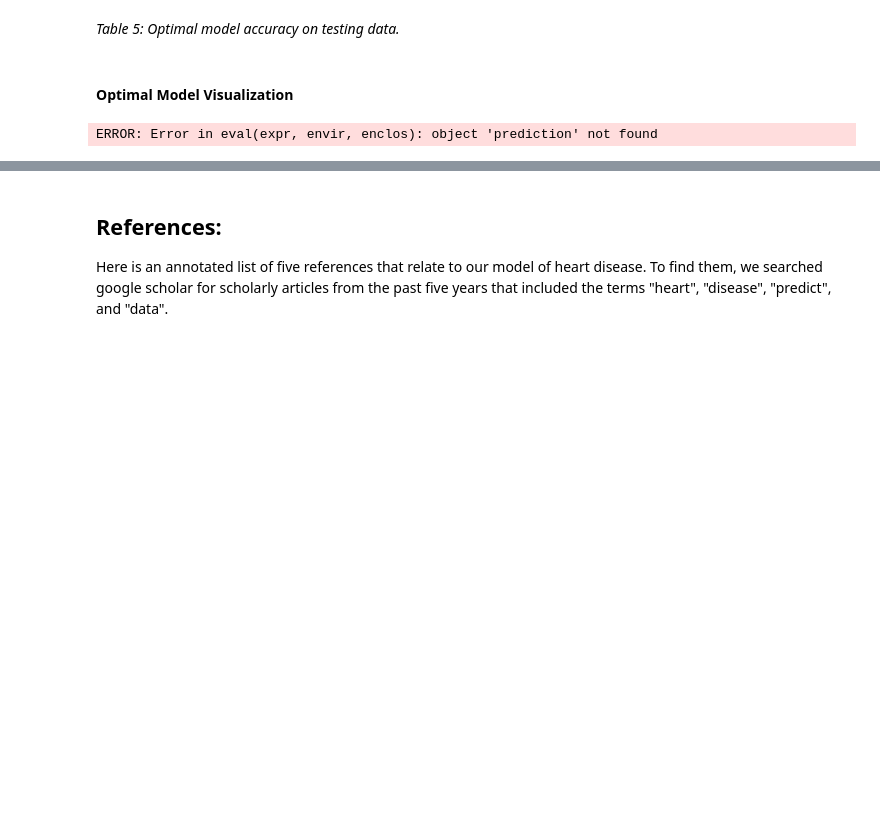
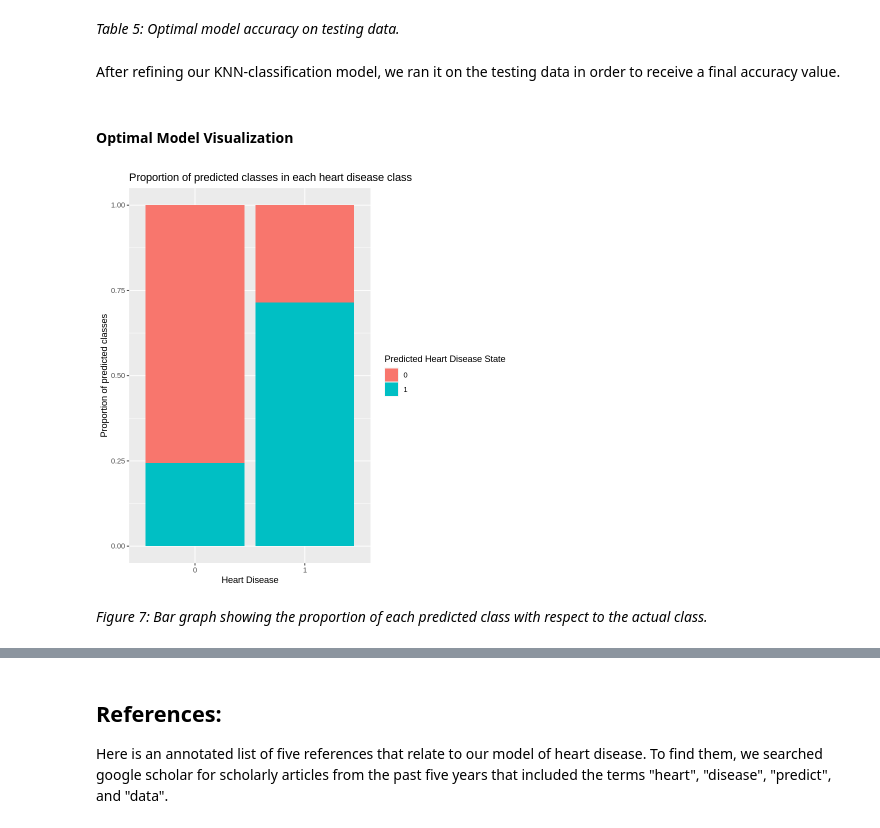
Before and after one commit to Yusen121/heart_disease_simple, a Jupyter notebook: data/group_project_report.ipynb, the cells around one changed output, grey strips where cells are left out. Cells and saved outputs as stored; diff of their text form; code cells hidden in the pictures; blank space fills up the shorter version.

Commit message:
polished details and finished visualization

```diff
--- a/data/group_project_report.ipynb
+++ b/data/group_project_report.ipynb
@@ -347,15 +354,23 @@ A tibble: 1 × 3
 | accuracy | multiclass | 0.7368421 |
 # %% [markdown]
 _Table 5: Optimal model accuracy on testing data._
+# %% [markdown]
+After refining our KNN-classification model, we ran it on the testing data in order to receive a final accuracy value.
 # %% [markdown]
 #### Optimal Model Visualization
 # %%
 # visualizing predictions
-# !!!
 
-prediction
+prediction_plot <- prediction |>
+    ggplot(aes(x = num, fill = .pred_class)) +
+        geom_bar(position = "fill") +
+        labs(x = "Heart Disease", y = "Proportion of predicted classes", fill = "Predicted Heart Disease State") +
+        ggtitle("Proportion of predicted classes in each heart disease class")
+prediction_plot
 # %% [output]
-ERROR: Error in eval(expr, envir, enclos): object 'prediction' not found
+[figure, added]
+# %% [markdown]
+_Figure 7: Bar graph showing the proportion of each predicted class with respect to the actual class._
 # %% [markdown]
 ## Discussion:
 ##### Summarize what you found
```
Also changed, not shown: parts of 13 cells of this notebook.
